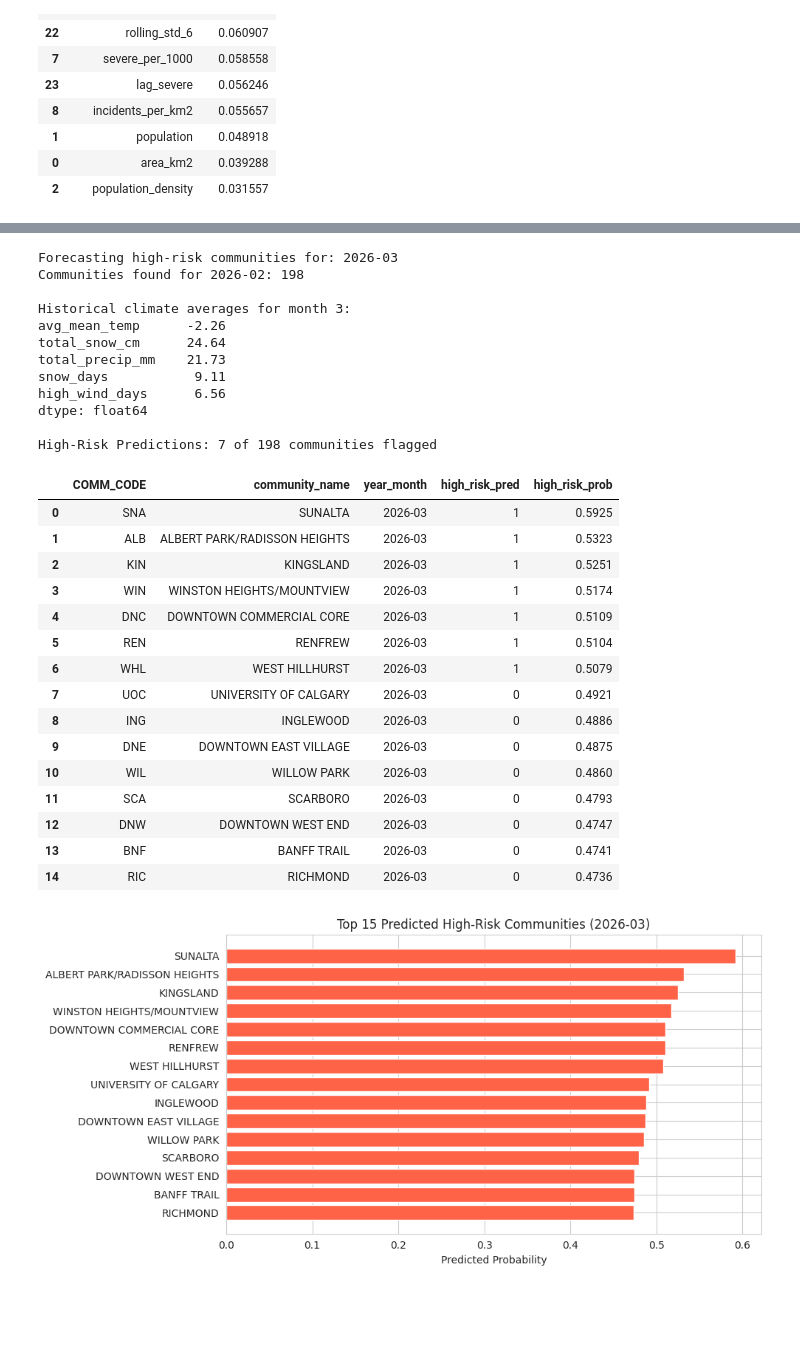
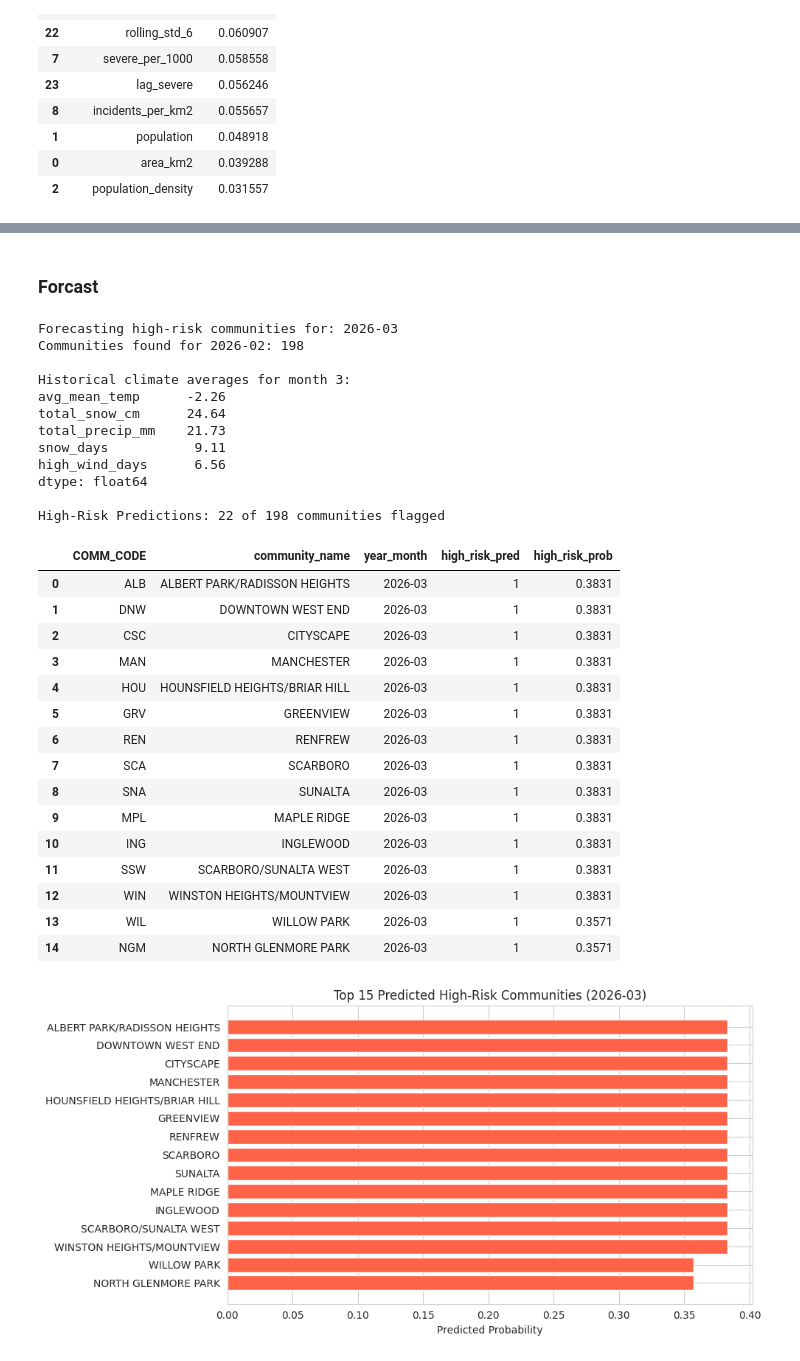
Before and after one commit to smomin1/Calgary-Traffic-Risk-Forecaster, a Jupyter notebook: modeling_high_risk_prediction.ipynb, the cells around one changed output, grey strips where cells are left out. Cells and saved outputs as stored; diff of their text form; code cells hidden in the pictures; blank space fills up the shorter version.

Commit message:
Final Model

```diff
--- a/modeling_high_risk_prediction.ipynb
+++ b/modeling_high_risk_prediction.ipynb
@@ -441,2 +604,4 @@ Top 10 features:
+# %% [markdown]
+### Forcast
 # %%
 # Reload raw data just for the forecast row — 2026-02 was dropped from panel_df
@@ -454,9 +618,7 @@ comm_mean = (
 )
 forecast_base["community_mean_risk"] = forecast_base["COMM_CODE"].map(comm_mean)
 # %%
-# ---------------------------------------------------------------
 # Forecast: Predict High-Risk Communities for Next Month
-# ---------------------------------------------------------------
 
 last_month_str = "2026-02"
 next_month_str = (pd.to_datetime(last_month_str) + pd.DateOffset(months=1)).strftime("%Y-%m")
@@ -464,10 +626,7 @@ next_month_num = pd.to_datetime(next_month_str).month
 
 print(f"Forecasting high-risk communities for: {next_month_str}")
 
-# ---------------------------------------------------------------
-# Step 1: Get last month's data from the already-engineered panel_df
-# (do NOT reload from CSV — we'd lose community_mean_risk, winsorized cols etc.)
-# ---------------------------------------------------------------
+# Get last month's data from the already-engineered panel_df
 last_month = forecast_base[forecast_base["year_month"] == last_month_str].copy()
 
 if last_month.empty:
@@ -475,11 +634,7 @@ if last_month.empty:
 
 print(f"Communities found for {last_month_str}: {len(last_month)}")
 
-# ---------------------------------------------------------------
-# Step 2: Replace weather features with historical climate averages
-# for the forecast month (March in Calgary) — we don't know future weather
-# Historical averages computed from all past years in panel_df
-# ---------------------------------------------------------------
+# Replace weather features with historical climate averages
 historical_weather = (
     panel_df[panel_df["year_month"].str[5:7] == f"{next_month_num:02d}"]
     [[  "avg_mean_temp", "total_snow_cm", "total_precip_mm",
@@ -504,22 +659,15 @@ X_next["snow_squared"]         = X_next["total_snow_cm"] ** 2
 X_next["wind_snow_interaction"] = X_next["high_wind_days"] * X_next["total_snow_cm"]
 X_next["cold_days_flag"]       = (X_next["avg_mean_temp"] < -10).astype(int)
 
-# ---------------------------------------------------------------
-# Step 3: Update temporal features for next month
-# ---------------------------------------------------------------
+# Update temporal features for next month
 X_next["month"]     = next_month_num
 X_next["sin_month"] = np.sin(2 * np.pi * next_month_num / 12)
 X_next["cos_month"] = np.cos(2 * np.pi * next_month_num / 12)
 
-# ---------------------------------------------------------------
-# Step 4: Update lag features
-# current month (Feb) becomes lag_1 for the March forecast
-# lag_3_avg and rolling_std_6 shift forward by one month
-# ---------------------------------------------------------------
+# Update lag features
 X_next["lag_1"]         = last_month["high_risk"].values
 X_next["lag_severe"]    = last_month["severe_incidents"].values
 
-# For lag_3_avg: average of last 3 months ending in Feb
 lag3 = (
     panel_df[panel_df["year_month"] <= last_month_str]
     .groupby("COMM_CODE")
@@ -529,7 +677,6 @@ lag3 = (
 )
 X_next["lag_3_avg"] = X_next["COMM_CODE"].map(lag3)
 
-# For rolling_std_6: std of last 6 months ending in Feb
 roll6 = (
     panel_df[panel_df["year_month"] <= last_month_str]
     .groupby("COMM_CODE")
@@ -547,66 +694,62 @@ X_next["community_mean_risk"] = X_next["COMM_CODE"].map(
     .mean()
 )
 
-# ---------------------------------------------------------------
-# Step 5: Scale and predict
-# ---------------------------------------------------------------
+# Scale and predict
 X_next_features = X_next[actual_feature_cols]
 
 X_next_scaled = final_scaler.transform(X_next_features)
 X_next_df     = pd.DataFrame(X_next_scaled, columns=actual_feature_cols)
 
-pred_probs   = final_model.predict_proba(X_next_df)[:, 1]
-pred_classes = (pred_probs >= 0.5).astype(int)
+pred_probs   = final_model_calibrated.predict_proba(X_next_df)[:, 1]
+pred_classes = (pred_probs >= FINAL_THRESHOLD).astype(int)
 
-# ---------------------------------------------------------------
-# Step 6: Output
-# ---------------------------------------------------------------
+# Output
 pred_df = pd.DataFrame({
     "COMM_CODE":       last_month["COMM_CODE"].values,
     "community_name":  last_month["community_name"].values,
     "year_month":      next_month_str,
     "high_risk_pred":  pred_classes,
     "high_risk_prob":  pred_probs.round(4)
 }).sort_values("high_risk_prob", ascending=False).reset_index(drop=True)
 
 print(f"\nHigh-Risk Predictions: {pred_classes.sum()} of {len(pred_classes)} communities flagged")
 display(pred_df.head(15))
 
-# Bar chart — top 15
+# Bar chart - top 15
 plt.figure(figsize=(10, 5))
 plt.barh(pred_df.head(15)["community_name"], pred_df.head(15)["high_risk_prob"], color="tomato")
 plt.xlabel("Predicted Probability")
 plt.title(f"Top 15 Predicted High-Risk Communities ({next_month_str})")
 plt.gca().invert_yaxis()
 plt.tight_layout()
 plt.show()
 # %% [output]
 Forecasting high-risk communities for: 2026-03
 Communities found for 2026-02: 198
 
 Historical climate averages for month 3:
 avg_mean_temp      -2.26
 total_snow_cm      24.64
 total_precip_mm    21.73
 snow_days           9.11
 high_wind_days      6.56
 dtype: float64
 
-High-Risk Predictions: 7 of 198 communities flagged
+High-Risk Predictions: 22 of 198 communities flagged
 |  | COMM_CODE | community_name | year_month | high_risk_pred | high_risk_prob |
-| 0 | SNA | SUNALTA | 2026-03 | 1 | 0.5925 |
-| 1 | ALB | ALBERT PARK/RADISSON HEIGHTS | 2026-03 | 1 | 0.5323 |
-| 2 | KIN | KINGSLAND | 2026-03 | 1 | 0.5251 |
-| 3 | WIN | WINSTON HEIGHTS/MOUNTVIEW | 2026-03 | 1 | 0.5174 |
-| 4 | DNC | DOWNTOWN COMMERCIAL CORE | 2026-03 | 1 | 0.5109 |
-| 5 | REN | RENFREW | 2026-03 | 1 | 0.5104 |
-| 6 | WHL | WEST HILLHURST | 2026-03 | 1 | 0.5079 |
-| 7 | UOC | UNIVERSITY OF CALGARY | 2026-03 | 0 | 0.4921 |
-| 8 | ING | INGLEWOOD | 2026-03 | 0 | 0.4886 |
-| 9 | DNE | DOWNTOWN EAST VILLAGE | 2026-03 | 0 | 0.4875 |
-| 10 | WIL | WILLOW PARK | 2026-03 | 0 | 0.4860 |
-| 11 | SCA | SCARBORO | 2026-03 | 0 | 0.4793 |
-| 12 | DNW | DOWNTOWN WEST END | 2026-03 | 0 | 0.4747 |
-| 13 | BNF | BANFF TRAIL | 2026-03 | 0 | 0.4741 |
-| 14 | RIC | RICHMOND | 2026-03 | 0 | 0.4736 |
+| 0 | ALB | ALBERT PARK/RADISSON HEIGHTS | 2026-03 | 1 | 0.3831 |
+| 1 | DNW | DOWNTOWN WEST END | 2026-03 | 1 | 0.3831 |
+| 2 | CSC | CITYSCAPE | 2026-03 | 1 | 0.3831 |
+| 3 | MAN | MANCHESTER | 2026-03 | 1 | 0.3831 |
+| 4 | HOU | HOUNSFIELD HEIGHTS/BRIAR HILL | 2026-03 | 1 | 0.3831 |
+| 5 | GRV | GREENVIEW | 2026-03 | 1 | 0.3831 |
+| 6 | REN | RENFREW | 2026-03 | 1 | 0.3831 |
+| 7 | SCA | SCARBORO | 2026-03 | 1 | 0.3831 |
+| 8 | SNA | SUNALTA | 2026-03 | 1 | 0.3831 |
+| 9 | MPL | MAPLE RIDGE | 2026-03 | 1 | 0.3831 |
+| 10 | ING | INGLEWOOD | 2026-03 | 1 | 0.3831 |
+| 11 | SSW | SCARBORO/SUNALTA WEST | 2026-03 | 1 | 0.3831 |
+| 12 | WIN | WINSTON HEIGHTS/MOUNTVIEW | 2026-03 | 1 | 0.3831 |
+| 13 | WIL | WILLOW PARK | 2026-03 | 1 | 0.3571 |
+| 14 | NGM | NORTH GLENMORE PARK | 2026-03 | 1 | 0.3571 |
-[figure, old version]
+[figure, new version]
```
Also changed, not shown: parts of 32 cells of this notebook.
